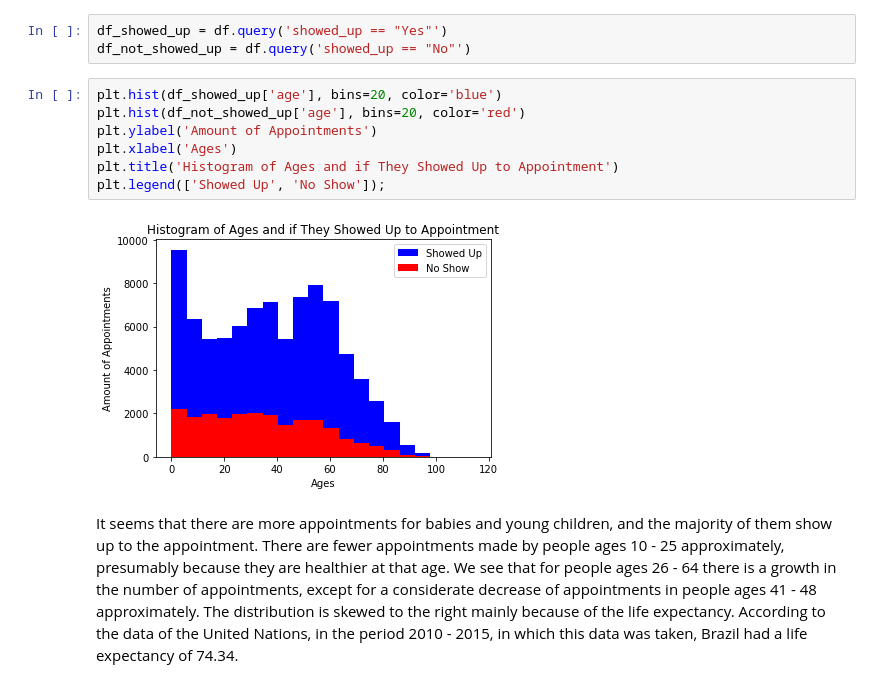
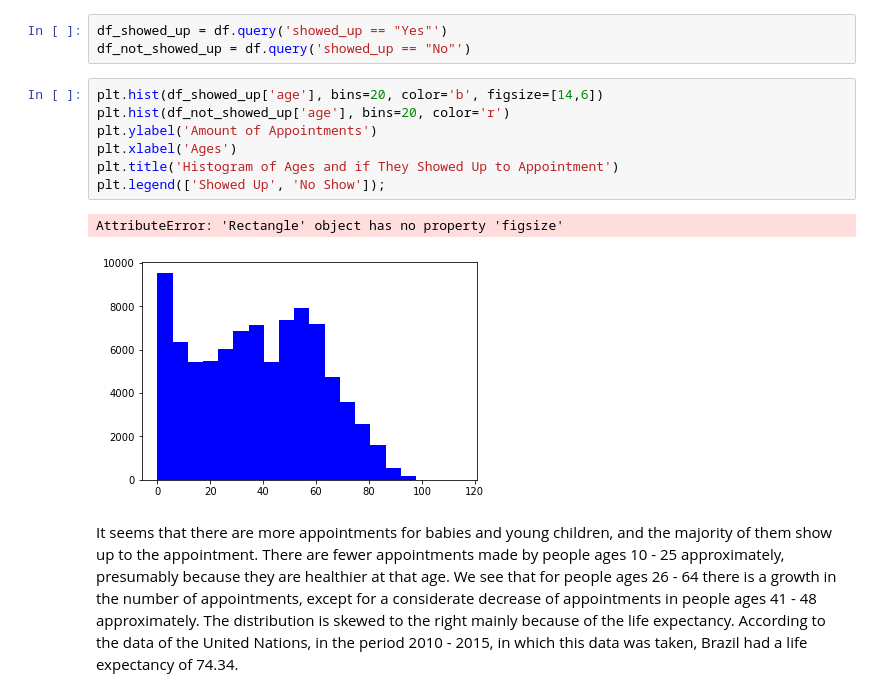
Before and after one commit to jlvalport/Medical-appointments-analysis, a Jupyter notebook: No-show Medical Appointments Analysis.ipynb, the cells around one changed output. Saved outputs shown, nothing was run; the diff lists cells and outputs as text.

Commit message:
Trying to fix showed_up and ages histogram

```diff
--- a/No-show Medical Appointments Analysis.ipynb
+++ b/No-show Medical Appointments Analysis.ipynb
@@ -285,14 +299,15 @@ We also get rid of the row with age '-1' because it does not make sense.
 df_showed_up = df.query('showed_up == "Yes"')
 df_not_showed_up = df.query('showed_up == "No"')
 # %%
-plt.hist(df_showed_up['age'], bins=20, color='blue')
-plt.hist(df_not_showed_up['age'], bins=20, color='red')
+plt.hist(df_showed_up['age'], bins=20, color='b', figsize=[14,6])
+plt.hist(df_not_showed_up['age'], bins=20, color='r')
 plt.ylabel('Amount of Appointments')
 plt.xlabel('Ages')
 plt.title('Histogram of Ages and if They Showed Up to Appointment')
 plt.legend(['Showed Up', 'No Show']);
 # %% [output]
+AttributeError: 'Rectangle' object has no property 'figsize'
-[figure, old version]
+[figure, new version]
 # %% [markdown]
 It seems that there are more appointments for babies and young children, and the majority of them show up to the appointment. There are fewer appointments made by people ages 10 - 25 approximately, presumably because they are healthier at that age. We see that for people ages 26 - 64 there is a growth in the number of appointments, except for a considerate decrease of appointments in people ages 41 - 48 approximately. The distribution is skewed to the right mainly because of the life expectancy. According to the data of the United Nations, in the period 2010 - 2015, in which this data was taken, Brazil had a life expectancy of 74.34.
 # %% [markdown]
```
Also changed, not shown: parts of 12 cells of this notebook.
